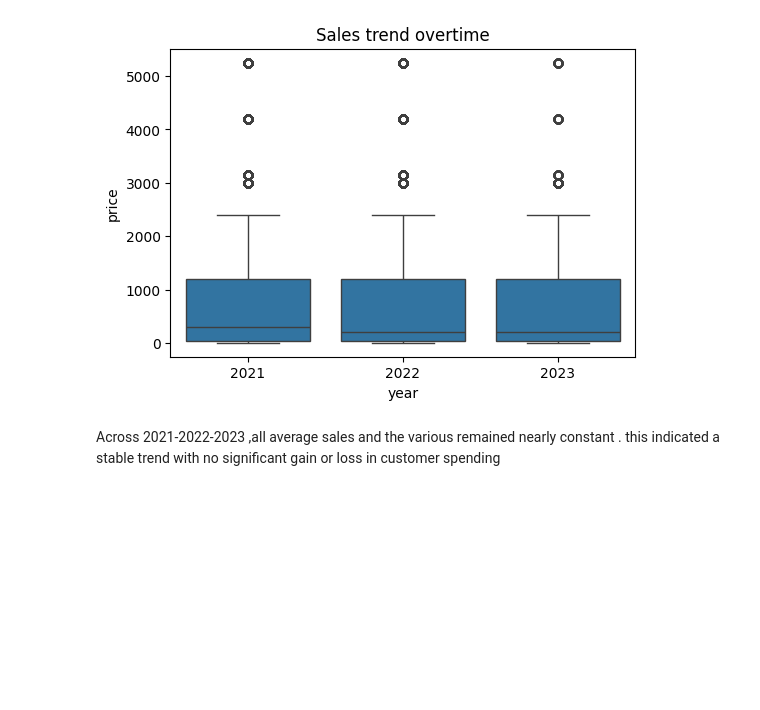
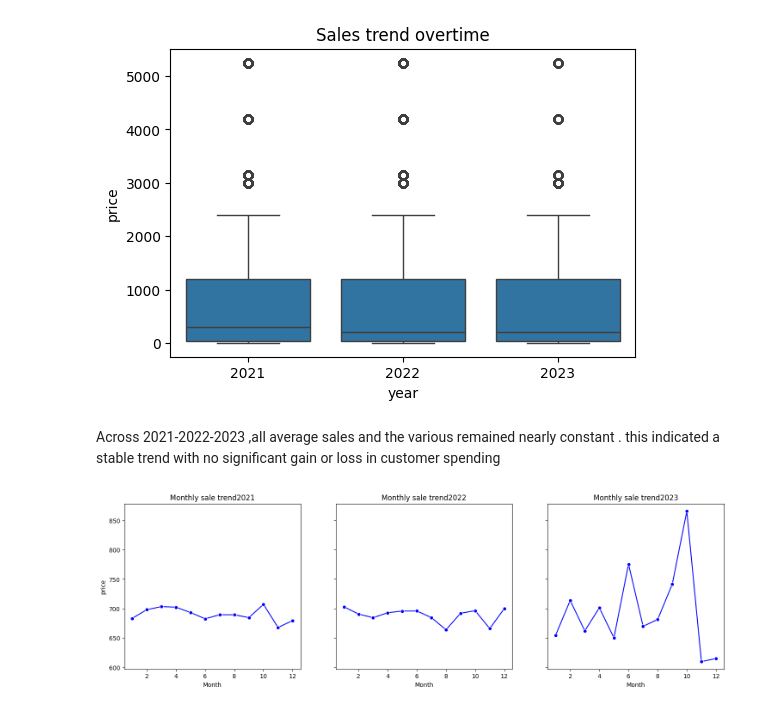
Before and after one commit to Tanishkachakole/coustomer_shopping_behaviour, a Jupyter notebook: ShoppingEDA.ipynb, the cells around one changed output. Drawn from its saved outputs; the diff is of its cells as text; code cells hidden in the pictures; blank space fills up the shorter version.

```diff
--- a/ShoppingEDA.ipynb
+++ b/ShoppingEDA.ipynb
@@ -182,3 +192,13 @@ print(yearly_sales)
 # %% [markdown]
 Across 2021-2022-2023 ,all average sales and the various  remained nearly constant .
 this indicated a stable trend with no significant gain or loss in customer spending
+# %%
+monthly_sales=df.groupby(["year","Month"])["price"].mean().reset_index()
+years=[2021,2022,2023]
+fig,axes=plt.subplots(1,3,figsize=(18,5),sharex=True,sharey=True)
+for i ,year in enumerate(years):
+    data_year=monthly_sales[monthly_sales['year']==year]
+    sns.lineplot(data=data_year,x="Month",y="price",color='b',marker="o",ax=axes[i])
+    axes[i].set_title(f"Monthly sale trend{year}")
+# %% [output]
+[figure, added]
```
Also changed, not shown: parts of 35 cells of this notebook.
